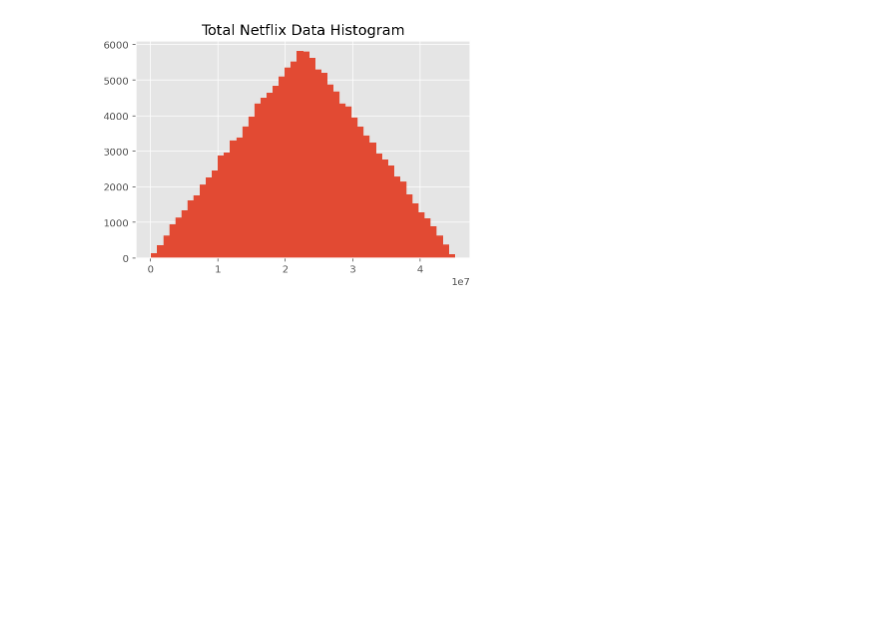
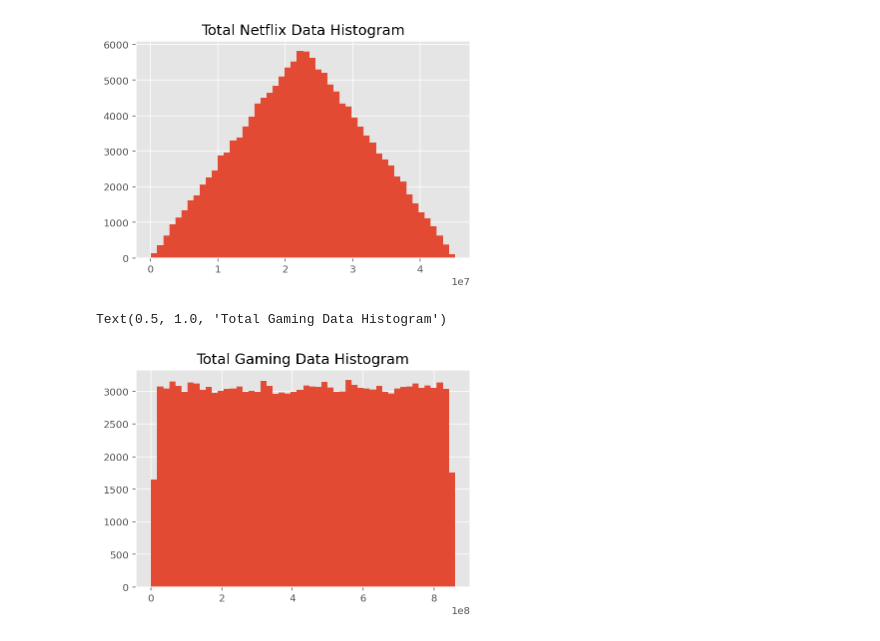
Before and after one commit to bezawitalemyimer/10xAc, a Jupyter notebook: week1/notebooks/data_source_csv.ipynb, the cells around one changed output. Cells and saved outputs as stored; diff of their text form; code cells hidden in the pictures; blank space fills up the shorter version.

Commit message:
plotting Histogram for Total Gaming Data

```diff
--- a/week1/notebooks/data_source_csv.ipynb
+++ b/week1/notebooks/data_source_csv.ipynb
@@ -600,3 +602,10 @@ plt.title("Total Netflix Data Histogram")
 # %% [output]
 Text(0.5, 1.0, 'Total Netflix Data Histogram')
 [figure]
+# %%
+#plotting Histogram for Total Gaming Data
+data["Total Gaming"].hist(bins = 50)
+plt.title("Total Gaming Data Histogram")
+# %% [output]
+Text(0.5, 1.0, 'Total Gaming Data Histogram')
+[figure, added]
```
Also changed, not shown: parts of 5 cells of this notebook.
